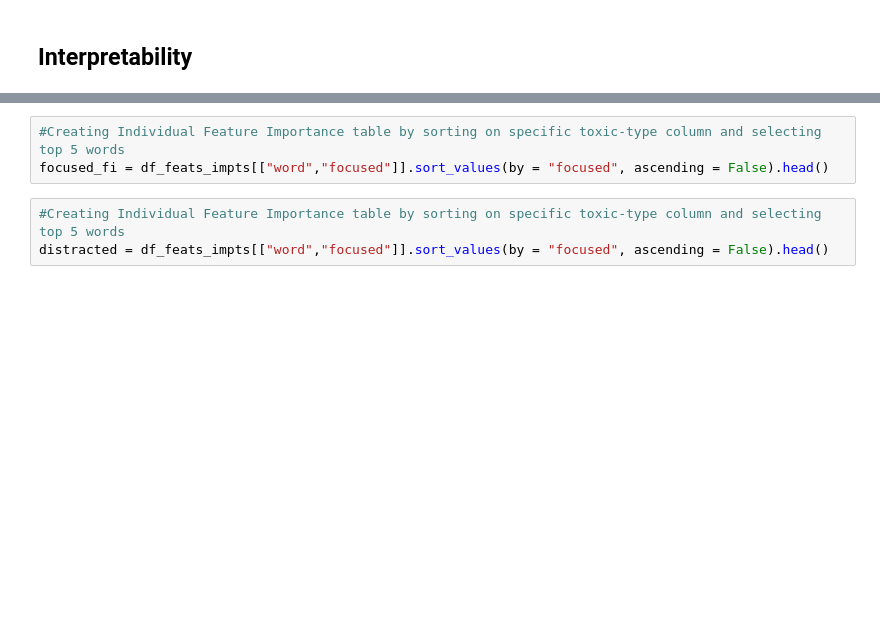
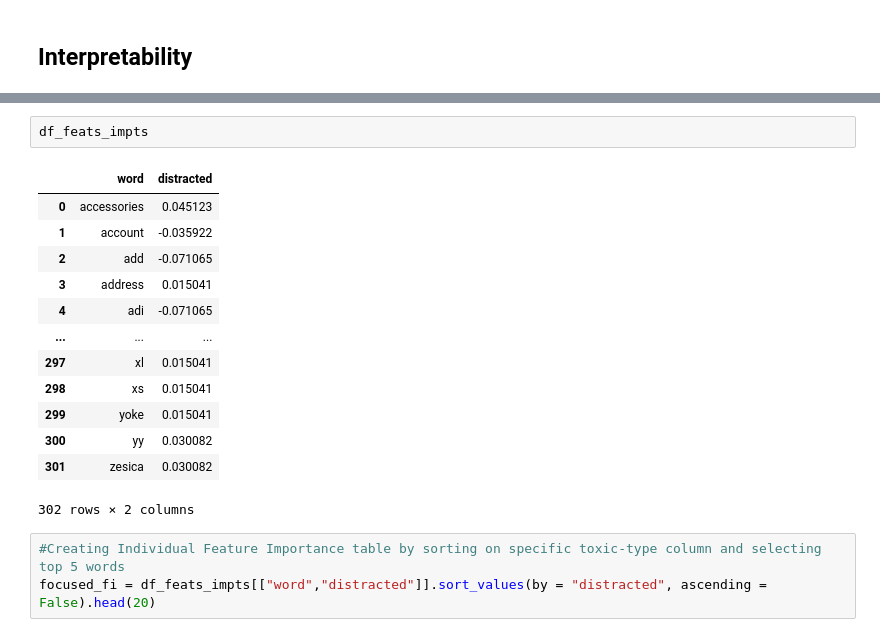
Before and after one commit to gonzalo-cordova-pou/MLADHD, a Jupyter notebook: NLP.ipynb, the cells around one changed output, grey strips where cells are left out. Cells and saved outputs as stored; diff of their text form; blank space fills up the shorter version.

```diff
--- a/NLP.ipynb
+++ b/NLP.ipynb
@@ -111,6 +131,19 @@ df_feats_impts = pd.DataFrame(np.transpose(np.array(feat_impts)), columns = ["fo
+# %%
+df_feats_impts
+# %% [output]
+|  | word | distracted |
+| 0 | accessories | 0.045123 |
+| 1 | account | -0.035922 |
+| 2 | add | -0.071065 |
+| 3 | address | 0.015041 |
+| 4 | adi | -0.071065 |
+| ... | ... | ... |
+| 297 | xl | 0.015041 |
+| 298 | xs | 0.015041 |
+| 299 | yoke | 0.015041 |
+| 300 | yy | 0.030082 |
+| 301 | zesica | 0.030082 |
+302 rows × 2 columns
 # %%
 #Creating Individual Feature Importance table by sorting on specific toxic-type column and selecting top 5 words
-focused_fi = df_feats_impts[["word","focused"]].sort_values(by = "focused", ascending = False).head()
+focused_fi = df_feats_impts[["word","distracted"]].sort_values(by = "distracted", ascending = False).head(20)
-# %%
-#Creating Individual Feature Importance table by sorting on specific toxic-type column and selecting top 5 words
-distracted = df_feats_impts[["word","focused"]].sort_values(by = "focused", ascending = False).head()
```
Also changed, not shown: parts of 19 cells of this notebook.
